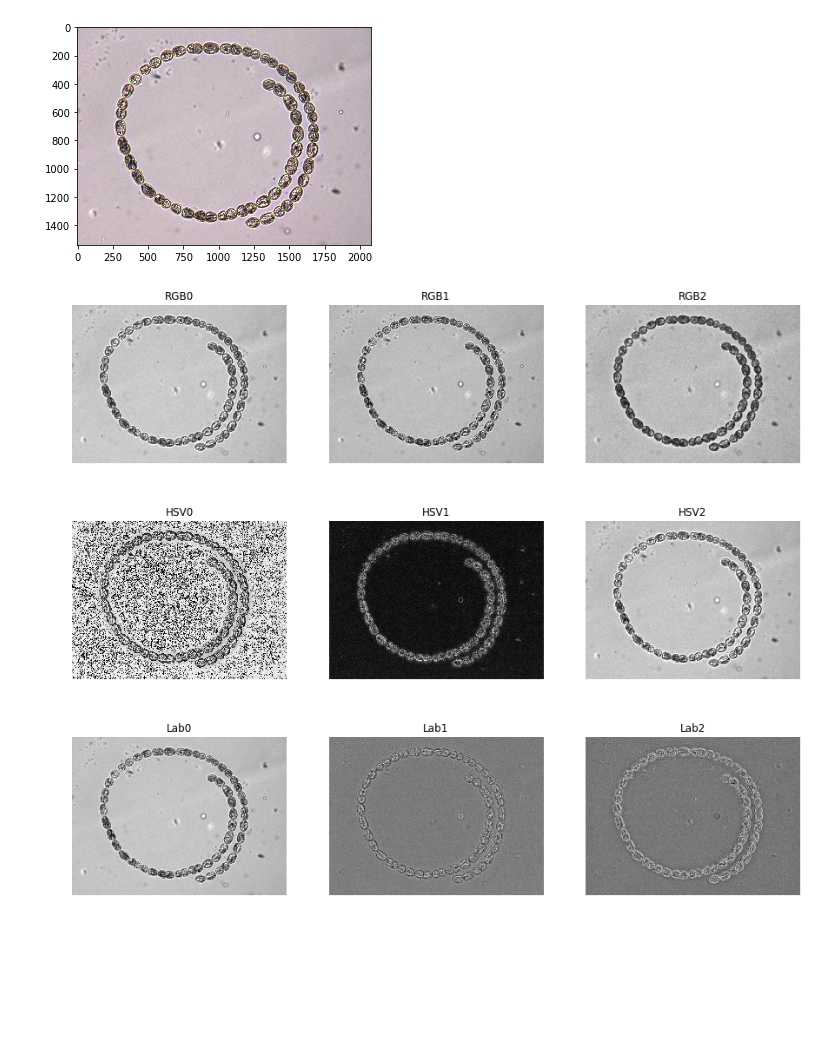
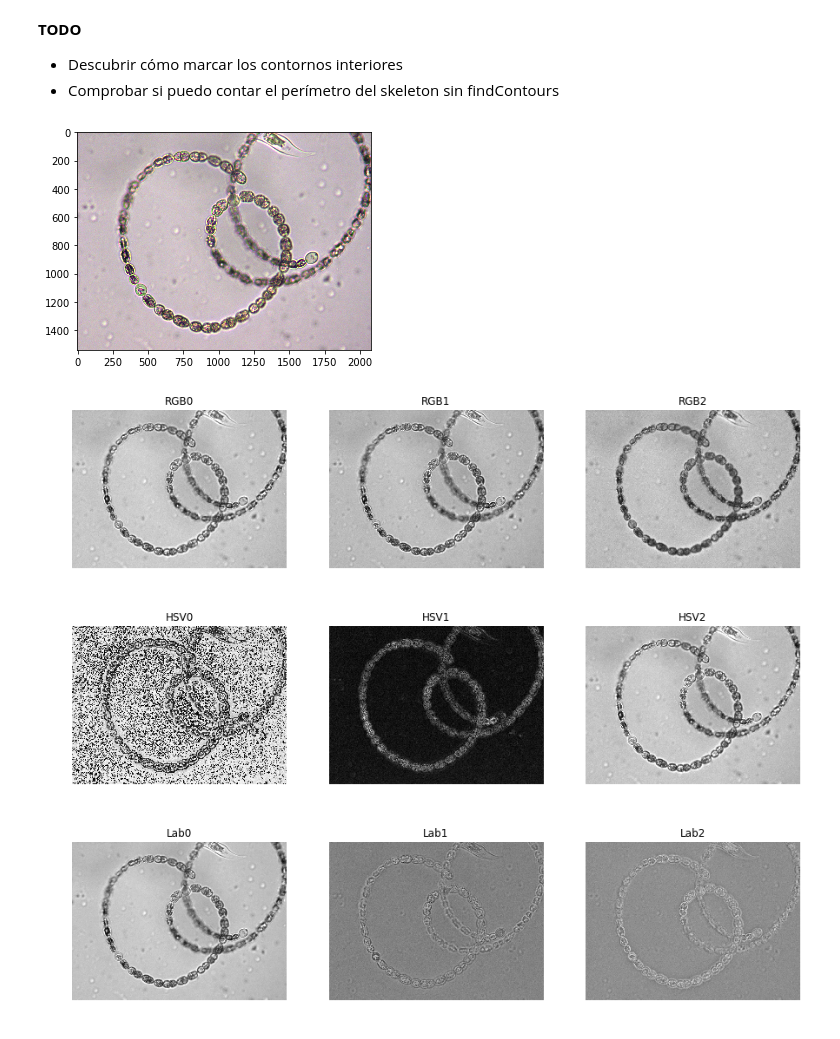
Before and after one commit to iagooteroc/analisis_imagen, a Jupyter notebook: P3/P3.ipynb, the cells around one changed output. Saved outputs shown, nothing was run; the diff lists cells and outputs as text; code cells hidden in the pictures; blank space fills up the shorter version.

```diff
--- a/P3/P3.ipynb
+++ b/P3/P3.ipynb
@@ -5,28 +5,33 @@ import cv2
 from skimage.morphology import skeletonize, thin
 from skimage.measure import find_contours, approximate_polygon, \
     subdivide_polygon
+# %% [markdown]
+**TODO**
+- Descubrir cómo marcar los contornos interiores
+- Comprobar si puedo contar el perímetro del skeleton sin findContours
 # %%
-im = cv2.imread('dataset/Single 40x - Anabaena spiroides 2.jpg')
+im = cv2.imread('dataset/Single 40x - Anabaena spiroides 1.jpg')
+# im = cv2.imread('dataset/Single 40x - Anabaena spiroides 2.jpg')
 im_rgb = cv2.cvtColor(im, cv2.COLOR_BGR2RGB)
 plt.imshow(im_rgb)
 plt.show()
 im_hsv = cv2.cvtColor(im, cv2.COLOR_BGR2HSV)
 im_lab = cv2.cvtColor(im, cv2.COLOR_BGR2Lab)
 
 images = [im_rgb, im_hsv, im_lab]
 names = ['RGB', 'HSV', 'Lab']
 for n, img in enumerate(images):
     fig, axeslist = plt.subplots(ncols=3, nrows=1,figsize=(15,15))
     for i in range(3):
         axeslist.ravel()[i].imshow(img[:,:,i], cmap='gray')
         axeslist.ravel()[i].set_title(names[n] + str(i))
         axeslist.ravel()[i].set_axis_off()
     plt.show()
 # %% [output]
-[figure, old version]
+[figure, new version]
-[figure, old version]
+[figure, new version]
-[figure, old version]
+[figure, new version]
-[figure, old version]
+[figure, new version]
 # %%
 img = im_lab[:,:,0]
 # %%
```
Also changed, not shown: parts of 14 cells of this notebook, 1 other file.
